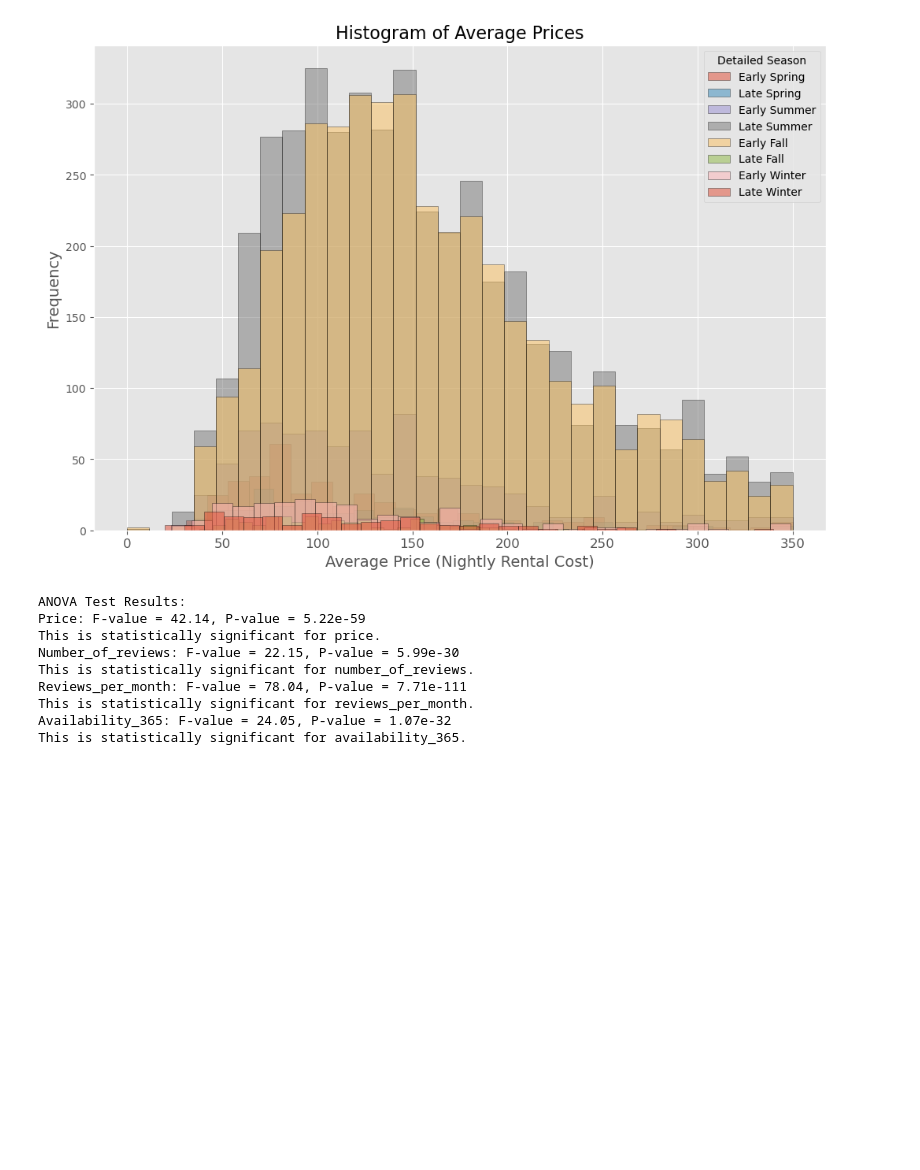
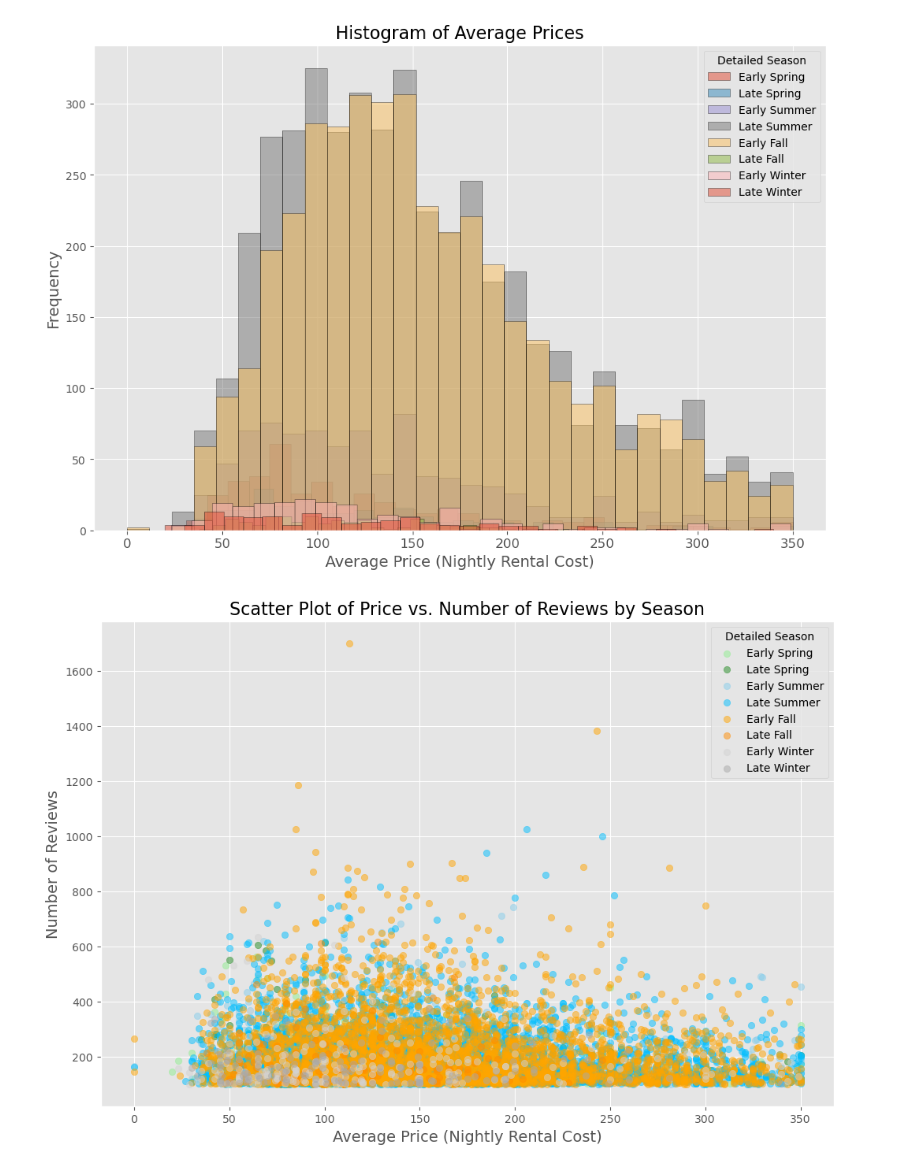
Before and after one commit to zenobiajazmin/my-project1-repo, a Jupyter notebook: AirBNB_detailed_season.ipynb, the cells around one changed output. Cells and saved outputs as stored; diff of their text form; code cells hidden in the pictures; blank space fills up the shorter version.

Commit message:
"New images, added scatterplot, made entire powerpoint"

```diff
--- a/AirBNB_detailed_season.ipynb
+++ b/AirBNB_detailed_season.ipynb
@@ -170,17 +187,15 @@ for metric in ['price', 'number_of_reviews', 'reviews_per_month', 'availability_
-# %%
-# Display ANOVA test results
-print("ANOVA Test Results:")
-for metric, results in anova_results.items():
-    print(f"{metric.capitalize()}: F-value = {results['f_value']:.2f}, P-value = {results['p_value']:.2e}")
-    if results['p_value'] < 0.05:
-        print(f"This is statistically significant for {metric}.")
-# %% [output]
-ANOVA Test Results:
-Price: F-value = 42.14, P-value = 5.22e-59
-This is statistically significant for price.
-Number_of_reviews: F-value = 22.15, P-value = 5.99e-30
-This is statistically significant for number_of_reviews.
-Reviews_per_month: F-value = 78.04, P-value = 7.71e-111
-This is statistically significant for reviews_per_month.
-Availability_365: F-value = 24.05, P-value = 1.07e-32
-This is statistically significant for availability_365.
+# %%
+plt.figure(figsize=(12, 8))
+# Plot each season
+for season in season_order:
+    subset = filtered_data[filtered_data['detailed_season'] == season]
+    plt.scatter(subset['price'], subset['number_of_reviews'], alpha=0.5, label=season, color=season_colors[season])
+
+plt.xlabel('Average Price (Nightly Rental Cost)', fontsize=14)
+plt.ylabel('Number of Reviews', fontsize=14)
+plt.legend(title='Detailed Season')
+plt.title('Scatter Plot of Price vs. Number of Reviews by Season', fontsize=16)
+plt.grid(True)
+plt.show()
+# %% [output]
+[figure, added]
```
Also changed, not shown: parts of 2 cells of this notebook, 7 other files.
